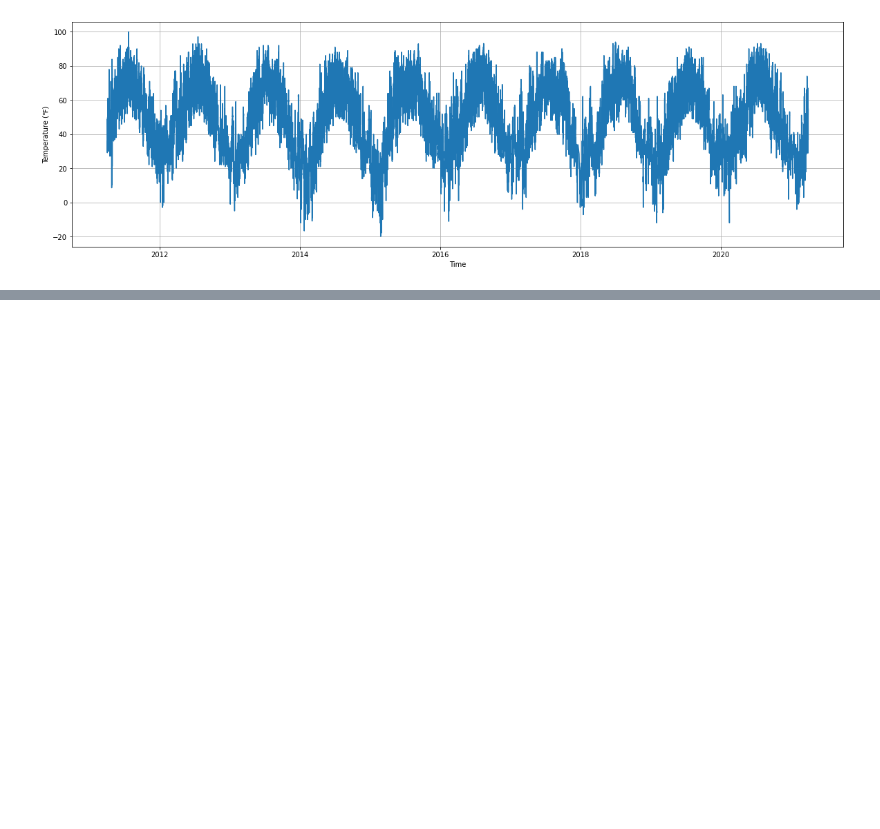
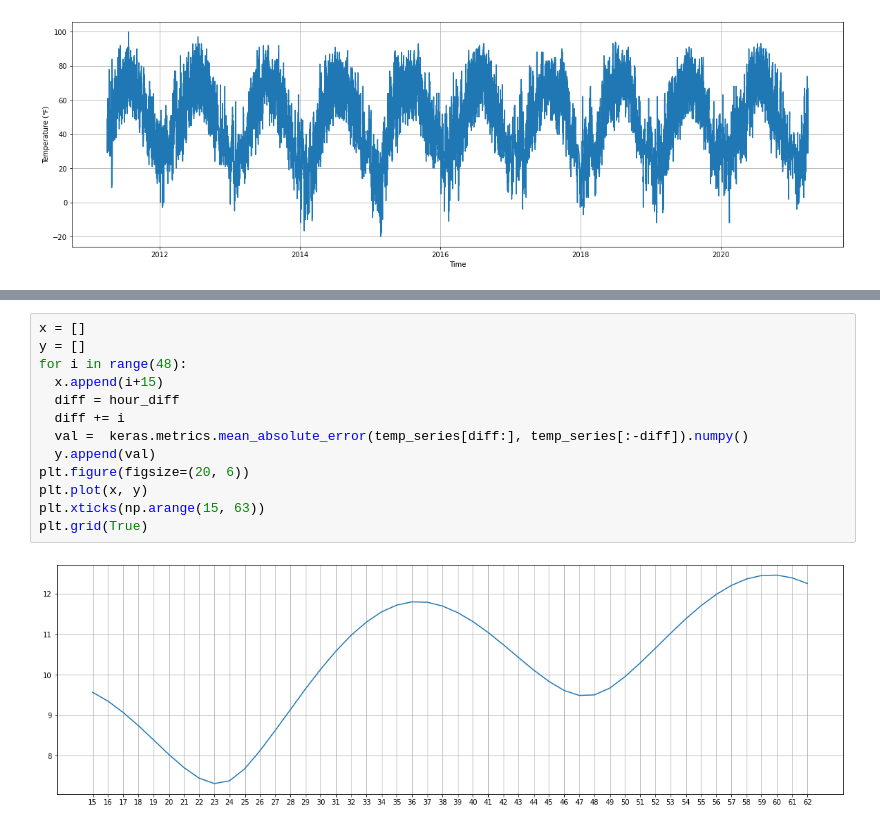
Before and after one commit to danielee3/ProjectWX, a Jupyter notebook: How_Cold_Is_It_Tomorrow?.ipynb, the cells around one changed output, grey strips where cells are left out. Cells and saved outputs as stored; diff of their text form; blank space fills up the shorter version.

```diff
--- a/How_Cold_Is_It_Tomorrow?.ipynb
+++ b/How_Cold_Is_It_Tomorrow?.ipynb
@@ -101,0 +85,15 @@ plt.grid(True)
+# %%
+x = []
+y = []
+for i in range(48):
+  x.append(i+15)
+  diff = hour_diff
+  diff += i
+  val =  keras.metrics.mean_absolute_error(temp_series[diff:], temp_series[:-diff]).numpy()
+  y.append(val)
+plt.figure(figsize=(20, 6))
+plt.plot(x, y)
+plt.xticks(np.arange(15, 63))
+plt.grid(True)
+# %% [output]
+[figure, added]
```
Also changed, not shown: parts of 6 cells of this notebook.
